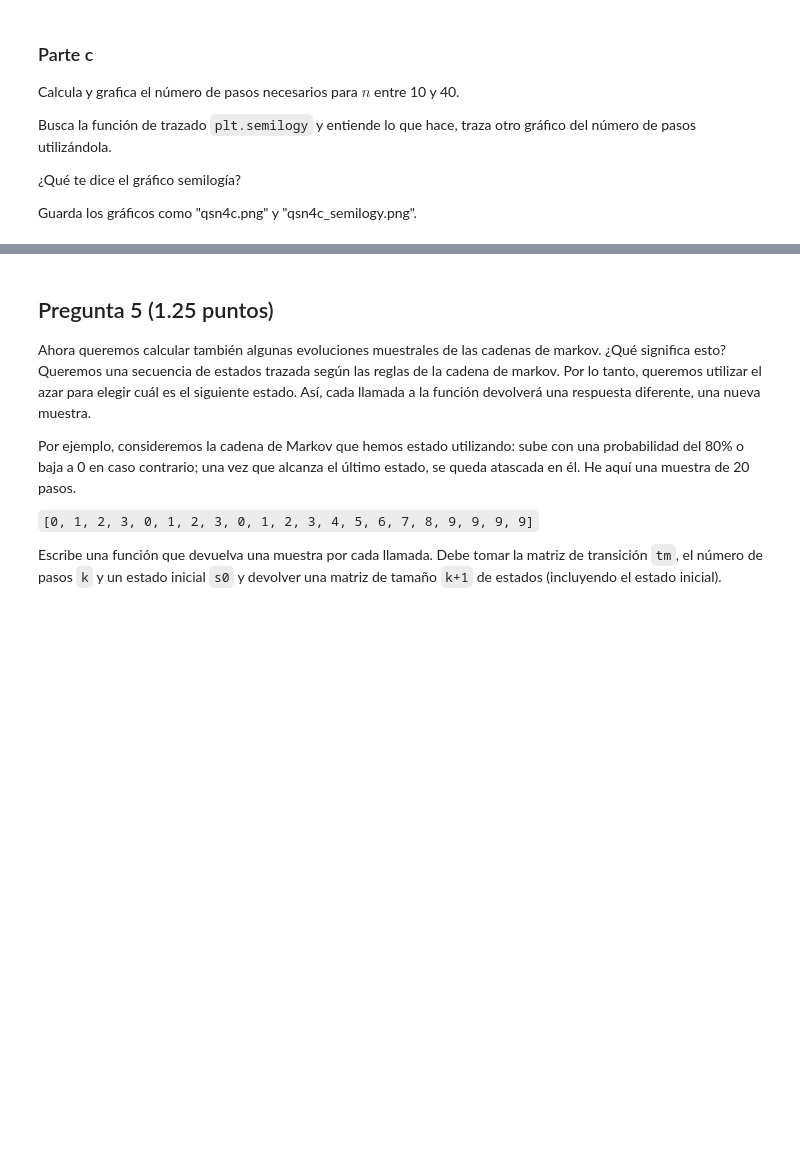
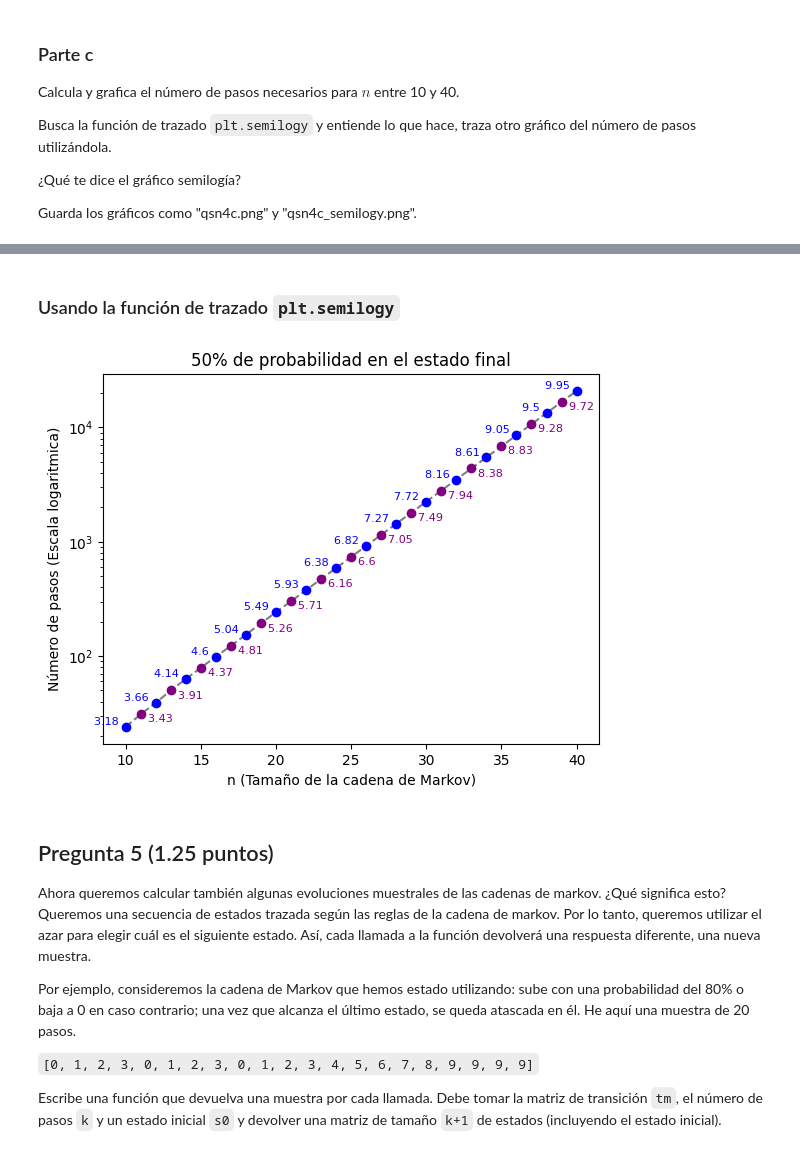
Before and after one commit to jesuusmontalvo/MIA_2024II_PML, a Jupyter notebook: Parcial/enunciadov1.2/notebook/parcialv1_4.ipynb, the cells around one changed output, grey strips where cells are left out. Saved outputs shown, nothing was run; the diff lists cells and outputs as text; code cells hidden in the pictures; blank space fills up the shorter version.

```diff
--- a/Parcial/enunciadov1.2/notebook/parcialv1_4.ipynb
+++ b/Parcial/enunciadov1.2/notebook/parcialv1_4.ipynb
@@ -235,3 +294,25 @@ Guarda los gráficos como "qsn4c.png" y "qsn4c_semilogy.png".
+# %% [markdown]
+### Usando la función de trazado `plt.semilogy`
+# %%
+import math
+
+plt.semilogy(valores_n, numero_pasos, color="gray", linestyle="--")
+
+for i, value in enumerate(numero_pasos):
+    if i % 2 == 0:
+        plt.text(valores_n[i], value, f"{round(math.log(value),2)}  ", fontsize=8, ha="right", va="bottom", color="blue")
+        plt.semilogy(valores_n[i], value, marker="o", color="blue", linestyle="")
+    else:
+        plt.text(valores_n[i], value, f"  {round(math.log(value),2)}", fontsize=8, ha="left", va="top", color="purple")
+        plt.semilogy(valores_n[i], value, marker="o", color="purple", linestyle="")
+
+plt.title("50% de probabilidad en el estado final")
+plt.xlabel("n (Tamaño de la cadena de Markov)")
+plt.ylabel("Número de pasos (Escala logaritmica)")
+plt.savefig("qsn4c_semilogy.png")
+plt.show()
+# %% [output]
+[figure, added]
 # %% [markdown]
 ## Pregunta 5 (1.25 puntos)
 
```
Also changed, not shown: parts of 13 cells of this notebook, 5 other files.
